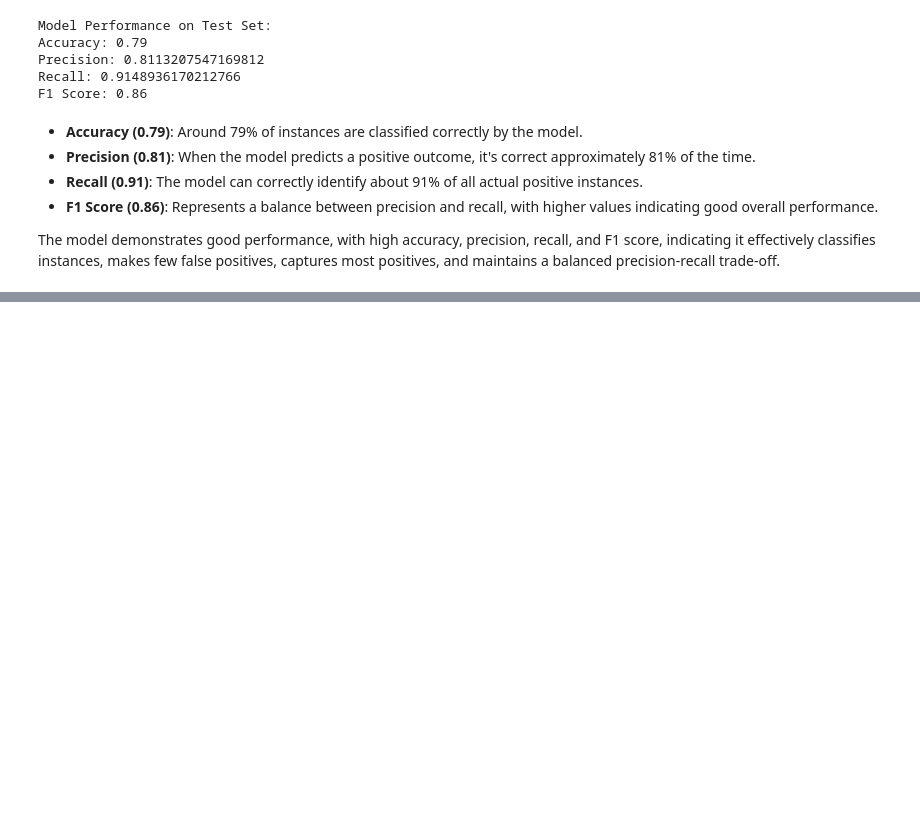
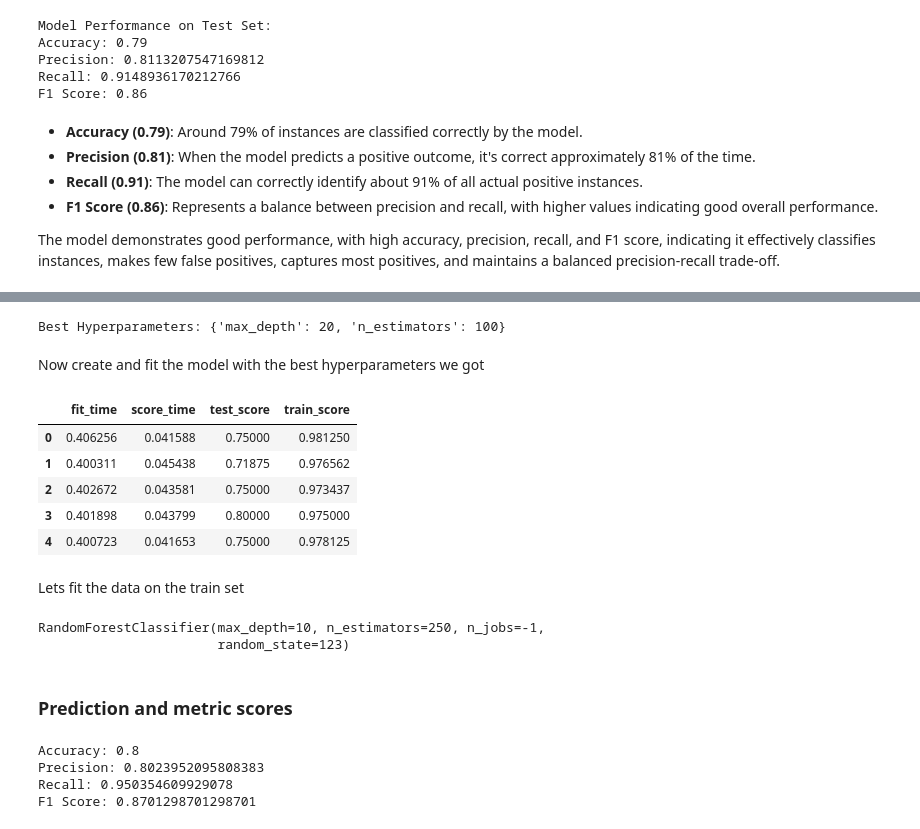
Before and after one commit to jjadeb/DSCI310_Group-12_Credit-Risk-Classification, a Jupyter notebook: model.ipynb, the cells around one changed output, grey strips where cells are left out. Cells and saved outputs as stored; diff of their text form; code cells hidden in the pictures; blank space fills up the shorter version.

```diff
--- a/model.ipynb
+++ b/model.ipynb
@@ -312,0 +378,69 @@ The model demonstrates good performance, with high accuracy, precision, recall,
+# %%
+from sklearn.model_selection import GridSearchCV
+
+# Define the hyperparameters to tune
+param_grid = {
+    'n_estimators': [100, 150, 200, 250, 300],  # Number of trees in the forest
+    'max_depth': [1, 5, 10, 15, 20],    # Maximum depth of the trees
+}
+
+# Perform Grid Search with cross-validation
+grid_search = GridSearchCV(estimator=rf_classifier, param_grid=param_grid, cv=5)
+grid_search.fit(X_train, y_train)
+
+# Get the best hyperparameters
+best_params = grid_search.best_params_
+print("Best Hyperparameters:", best_params)
+
+# Get the best model
+best_model = grid_search.best_estimator_
+# %% [output]
+Best Hyperparameters: {'max_depth': 20, 'n_estimators': 100}
+# %% [markdown]
+Now create and fit the model with the best hyperparameters we got
+# %%
+rf_parameterised = RandomForestClassifier(
+            n_estimators = 250,
+            max_depth = 10,
+            n_jobs=-1,
+            random_state=123)
+
+scores_rf_parameterised =cross_validate(rf_parameterised, X_train, y_train, return_train_score=True)
+pd.DataFrame(scores_rf_parameterised)
+# %% [output]
+|  | fit_time | score_time | test_score | train_score |
+| 0 | 0.406256 | 0.041588 | 0.75000 | 0.981250 |
+| 1 | 0.400311 | 0.045438 | 0.71875 | 0.976562 |
+| 2 | 0.402672 | 0.043581 | 0.75000 | 0.973437 |
+| 3 | 0.401898 | 0.043799 | 0.80000 | 0.975000 |
+| 4 | 0.400723 | 0.041653 | 0.75000 | 0.978125 |
+# %% [markdown]
+Lets fit the data on the train set
+# %%
+rf_parameterised.fit(X_train, y_train)
+# %% [output]
+RandomForestClassifier(max_depth=10, n_estimators=250, n_jobs=-1,
+                       random_state=123)
+# %% [markdown]
+### Prediction and metric scores
+# %%
+# Predict on the test set
+y_pred = rf_parameterised.predict(X_test)
+
+# Optionally, evaluate the model performance on the test set
+from sklearn.metrics import accuracy_score, precision_score, recall_score, f1_score
+
+accuracy = accuracy_score(y_test, y_pred)
+precision = precision_score(y_test, y_pred)
+recall = recall_score(y_test, y_pred)
+f1 = f1_score(y_test, y_pred)
+
+print("Accuracy:", accuracy)
+print("Precision:", precision)
+print("Recall:", recall)
+print("F1 Score:", f1)
+# %% [output]
+Accuracy: 0.8
+Precision: 0.8023952095808383
+Recall: 0.950354609929078
+F1 Score: 0.8701298701298701
```
Also changed, not shown: parts of 19 cells of this notebook, 1 other file.
